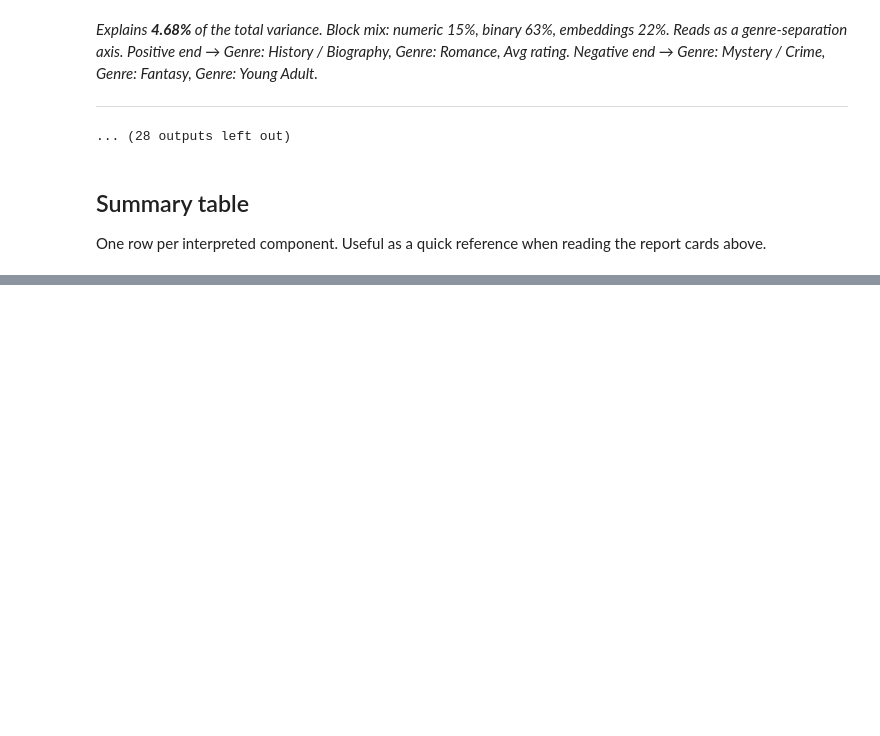
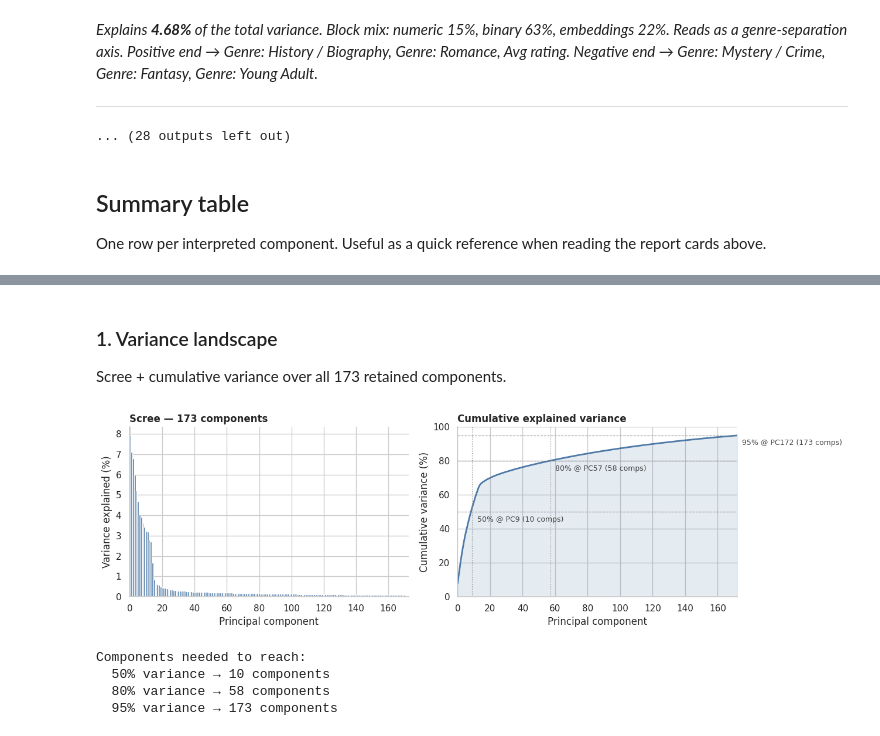
Before and after one commit to nakato156/BigBook, a Jupyter notebook: notebooks/reduction/pca_interpretation.ipynb, the cells around one changed output, grey strips where cells are left out. Saved outputs shown, nothing was run; the diff lists cells and outputs as text; code cells hidden in the pictures; blank space fills up the shorter version.

```diff
--- a/notebooks/reduction/pca_interpretation.ipynb
+++ b/notebooks/reduction/pca_interpretation.ipynb
@@ -509,0 +457,52 @@ Wrote data/features/viz_cache/pca_interpretation_report.md (21,699 bytes).
+# %% [markdown]
+### 1. Variance landscape
+
+Scree + cumulative variance over all 173 retained components.
+# %%
+fig, (ax_scree, ax_cum) = plt.subplots(1, 2, figsize=(13, 4.0))
+
+indices = np.arange(n_components)
+ax_scree.bar(indices, explained_ratio * 100, color="#4e79a7", edgecolor="white", width=1.0)
+ax_scree.set_xlabel("Principal component")
+ax_scree.set_ylabel("Variance explained (%)")
+ax_scree.set_title(f"Scree — {n_components} components", loc="left", fontweight="bold")
+ax_scree.set_xlim(-0.5, n_components - 0.5)
+
+cumulative = np.cumsum(explained_ratio)
+ax_cum.plot(indices, cumulative * 100, color="#4e79a7", linewidth=2)
+ax_cum.fill_between(indices, 0, cumulative * 100, color="#4e79a7", alpha=0.15)
+ax_cum.set_xlabel("Principal component")
+ax_cum.set_ylabel("Cumulative variance (%)")
+ax_cum.set_title("Cumulative explained variance", loc="left", fontweight="bold")
+ax_cum.set_xlim(0, n_components - 1)
+ax_cum.set_ylim(0, 100)
+
+thresholds = [0.50, 0.80, 0.95]
+threshold_pcs = {}
+for thr in thresholds:
+    k = int(np.searchsorted(cumulative, thr) + 1)
+    threshold_pcs[thr] = k
+    ax_cum.axhline(thr * 100, color="#888", linestyle="--", linewidth=0.8)
+    ax_cum.axvline(k - 1, color="#888", linestyle=":", linewidth=0.8)
+    ax_cum.annotate(
+        f"{int(thr * 100)}% @ PC{k - 1} ({k} comps)",
+        xy=(k - 1, thr * 100),
+        xytext=(6, -12),
+        textcoords="offset points",
+        fontsize=9,
+        color="#444",
+    )
+
+plt.tight_layout()
+plt.show()
+
+print(
+    "Components needed to reach:\n"
+    + "\n".join(f"  {int(thr*100)}% variance → {k} components" for thr, k in threshold_pcs.items())
+)
+# %% [output]
+[figure, added]
+Components needed to reach:
+  50% variance → 10 components
+  80% variance → 58 components
+  95% variance → 173 components
```
Also changed, not shown: parts of 11 cells of this notebook, 1 other file.
